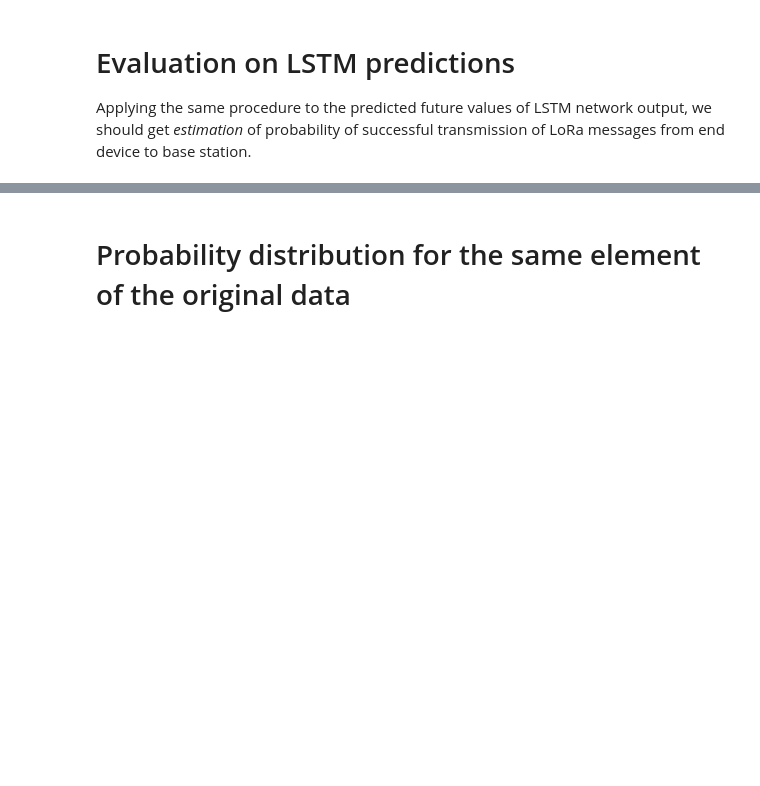
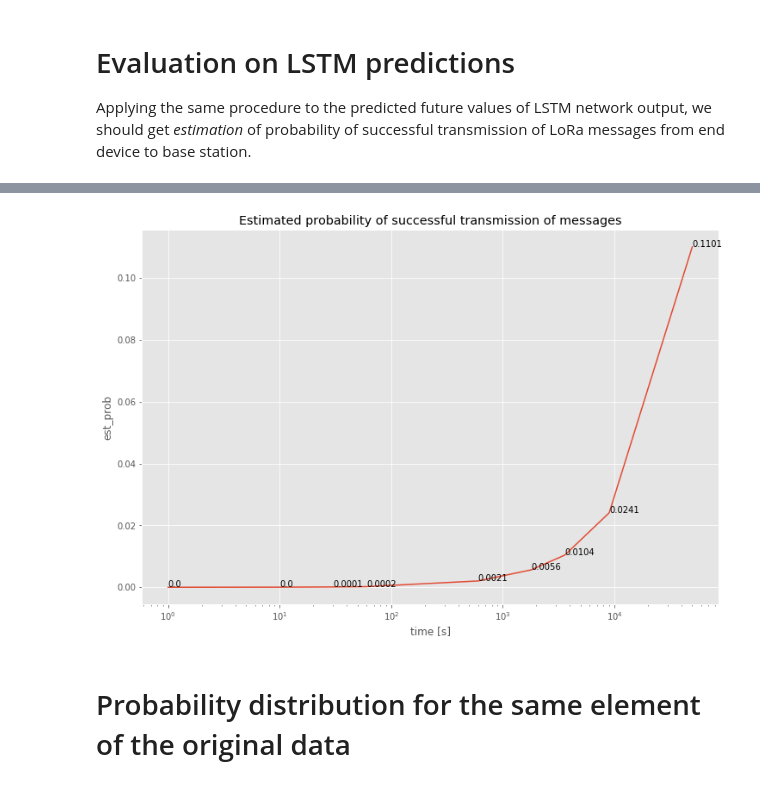
Before and after one commit to akapet00/lora-time-series, a Jupyter notebook: notebooks/02-inference.ipynb, the cells around one changed output, grey strips where cells are left out. Saved outputs shown, nothing was run; the diff lists cells and outputs as text; code cells hidden in the pictures; blank space fills up the shorter version.

```diff
--- a/notebooks/02-inference.ipynb
+++ b/notebooks/02-inference.ipynb
@@ -122,3 +136,8 @@ KeyboardInterrupt:
+# %%
+plt.style.use('ggplot')
+plot_prob(probs, max_w_size)
+# %% [output]
+[figure, added]
 # %% [markdown]
 # Probability distribution for the same element of the original data
 # %%
```
Also changed, not shown: parts of 8 cells of this notebook.
